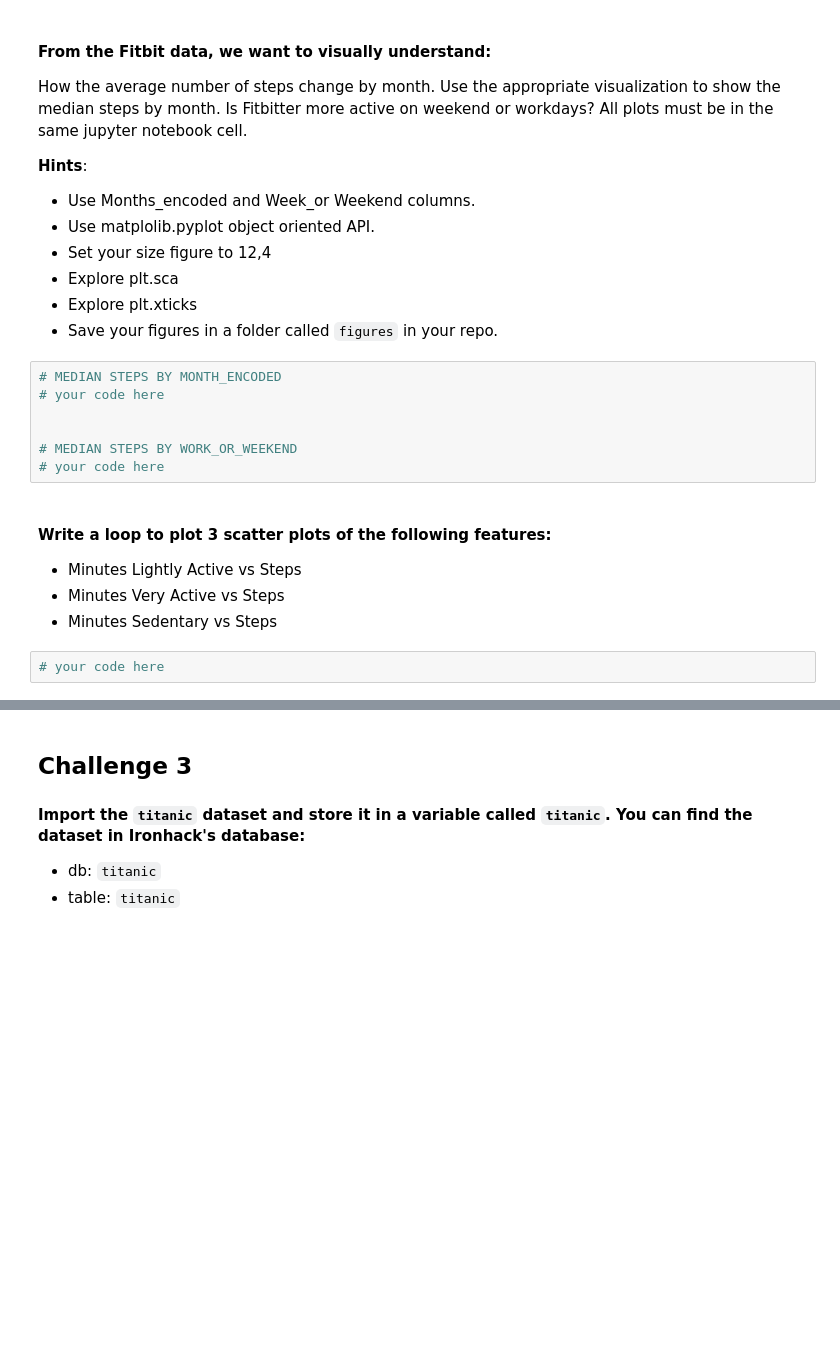
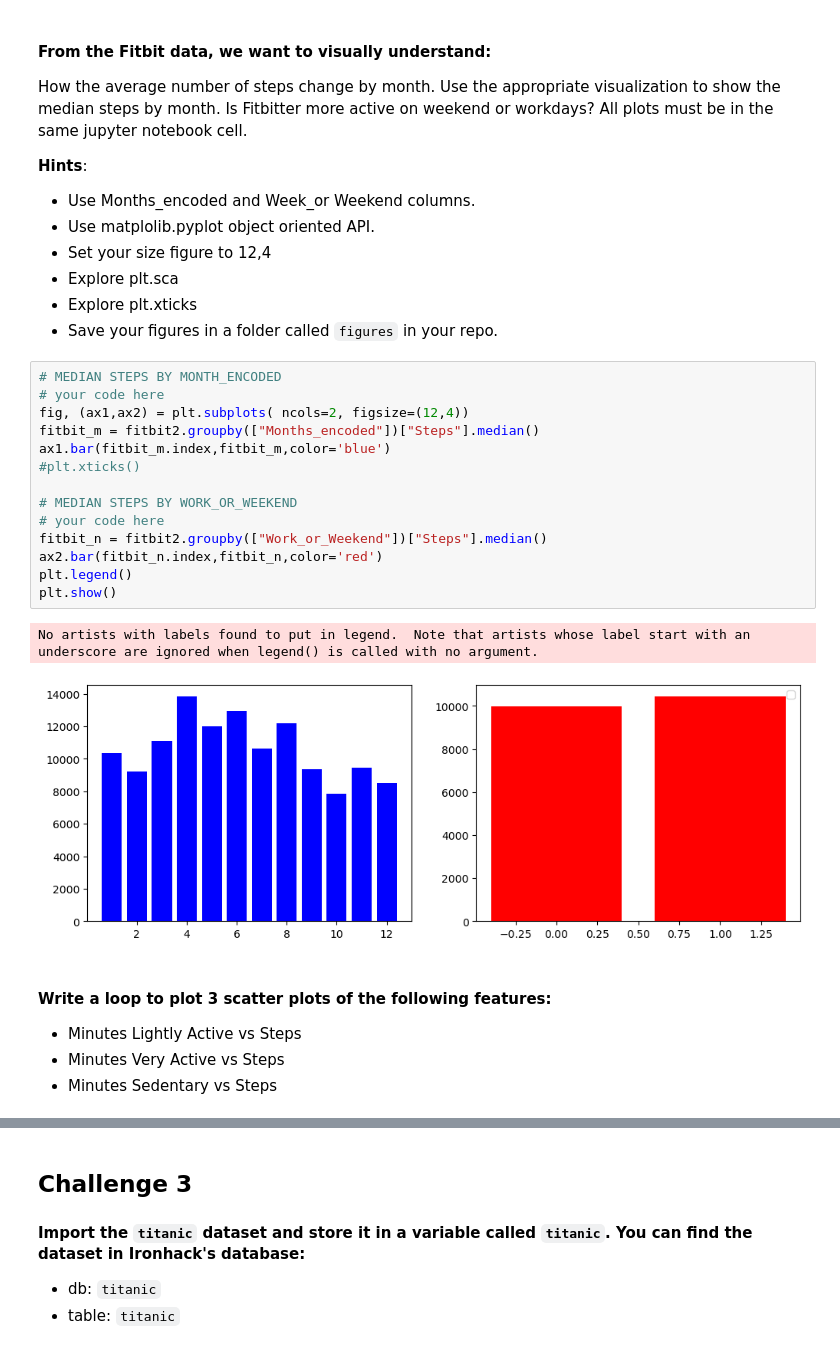
Before and after one commit to Ismael-San/DAFT_0410, a Jupyter notebook: module_2/Lab_1_Matplotlib-and-Seaborn/main.ipynb, the cells around one changed output, grey strips where cells are left out. Drawn from its saved outputs; the diff is of its cells as text; blank space fills up the shorter version.

```diff
--- a/module_2/Lab_1_Matplotlib-and-Seaborn/main.ipynb
+++ b/module_2/Lab_1_Matplotlib-and-Seaborn/main.ipynb
@@ -118,18 +135,26 @@ How the average number of steps change by month. Use the appropriate visualizati
 * Explore plt.sca
 * Explore plt.xticks
 * Save your figures in a folder called `figures` in your repo.
-# %%
-# MEDIAN STEPS BY MONTH_ENCODED
-# your code here
-
-
-# MEDIAN STEPS BY WORK_OR_WEEKEND
-# your code here
+# %%
+# MEDIAN STEPS BY MONTH_ENCODED
+# your code here
+fig, (ax1,ax2) = plt.subplots( ncols=2, figsize=(12,4))
+fitbit_m = fitbit2.groupby(["Months_encoded"])["Steps"].median()
+ax1.bar(fitbit_m.index,fitbit_m,color='blue')
+#plt.xticks()
+
+# MEDIAN STEPS BY WORK_OR_WEEKEND
+# your code here
+fitbit_n = fitbit2.groupby(["Work_or_Weekend"])["Steps"].median()
+ax2.bar(fitbit_n.index,fitbit_n,color='red')
+plt.legend()
+plt.show()
+# %% [output]
+No artists with labels found to put in legend.  Note that artists whose label start with an underscore are ignored when legend() is called with no argument.
+[figure, added]
 # %% [markdown]
 #### Write a loop to plot 3 scatter plots of the following features:
 
 * Minutes Lightly Active vs Steps
 * Minutes Very Active vs Steps
 * Minutes Sedentary vs Steps
-# %%
-# your code here
```
Also changed, not shown: parts of 4 cells of this notebook, 6 other files.
